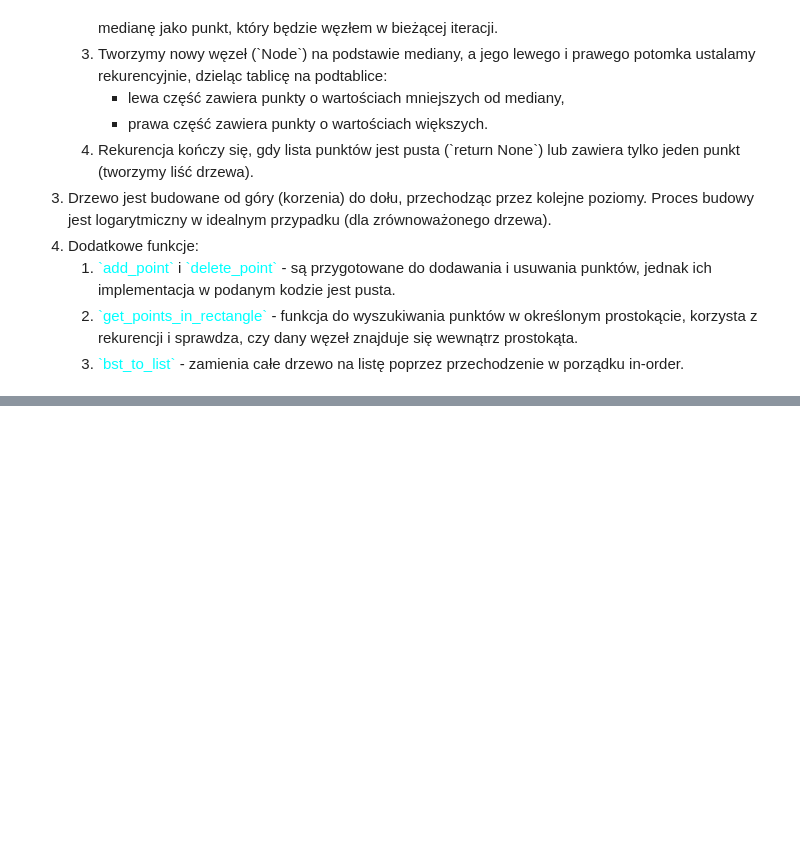
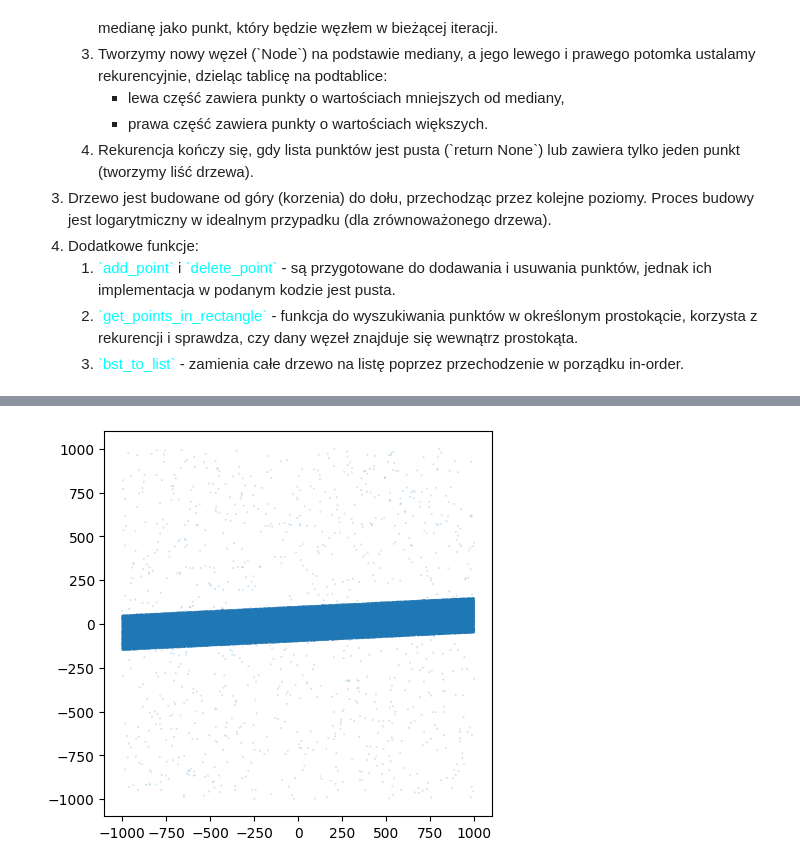
Before and after one commit to Hbrtjm/Geometric_Algorithms_Project, a Jupyter notebook: fornagiel_miklas_projekt.ipynb, the cells around one changed output, grey strips where cells are left out. Saved outputs shown, nothing was run; the diff lists cells and outputs as text; code cells hidden in the pictures; blank space fills up the shorter version.

```diff
--- a/fornagiel_miklas_projekt.ipynb
+++ b/fornagiel_miklas_projekt.ipynb
@@ -15,6 +14,3 @@ Wstęp <span style="color:red">TODO</span>
-# %%
-def points_generator(n):
-    return [ (uniform(-10**3,10**3),uniform(-10**3,10**3)) for _ in range(n) ]
 # %% [markdown]
 # Drzewo KD
 # %% [markdown]
@@ -188,0 +278,9 @@ plot_kdtree_splits_bfs(ax,tree2.root, bounds=initial_bounds,points=points_set)
+# %%
+N = 10**5
+K = 1000
+points = line_generator(N,K,min_noise=-100,max_noise=100)
+plt.figure(figsize=(5,5))
+plt.scatter(*zip(*points),s=[0.01 for _ in range(N+K)])
+plt.show()
+# %% [output]
+[figure, added]
```
Also changed, not shown: parts of 17 cells of this notebook, 5 other files.
